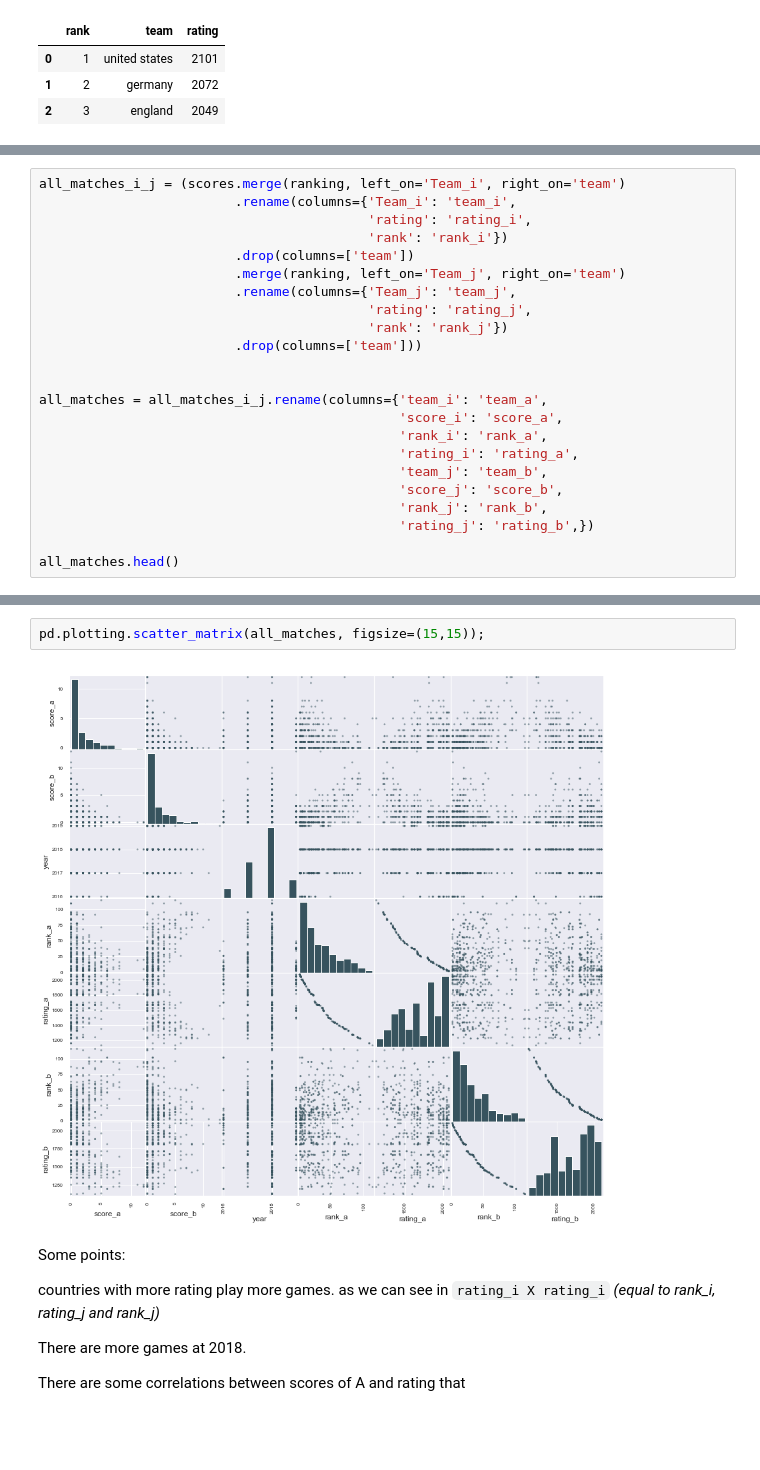
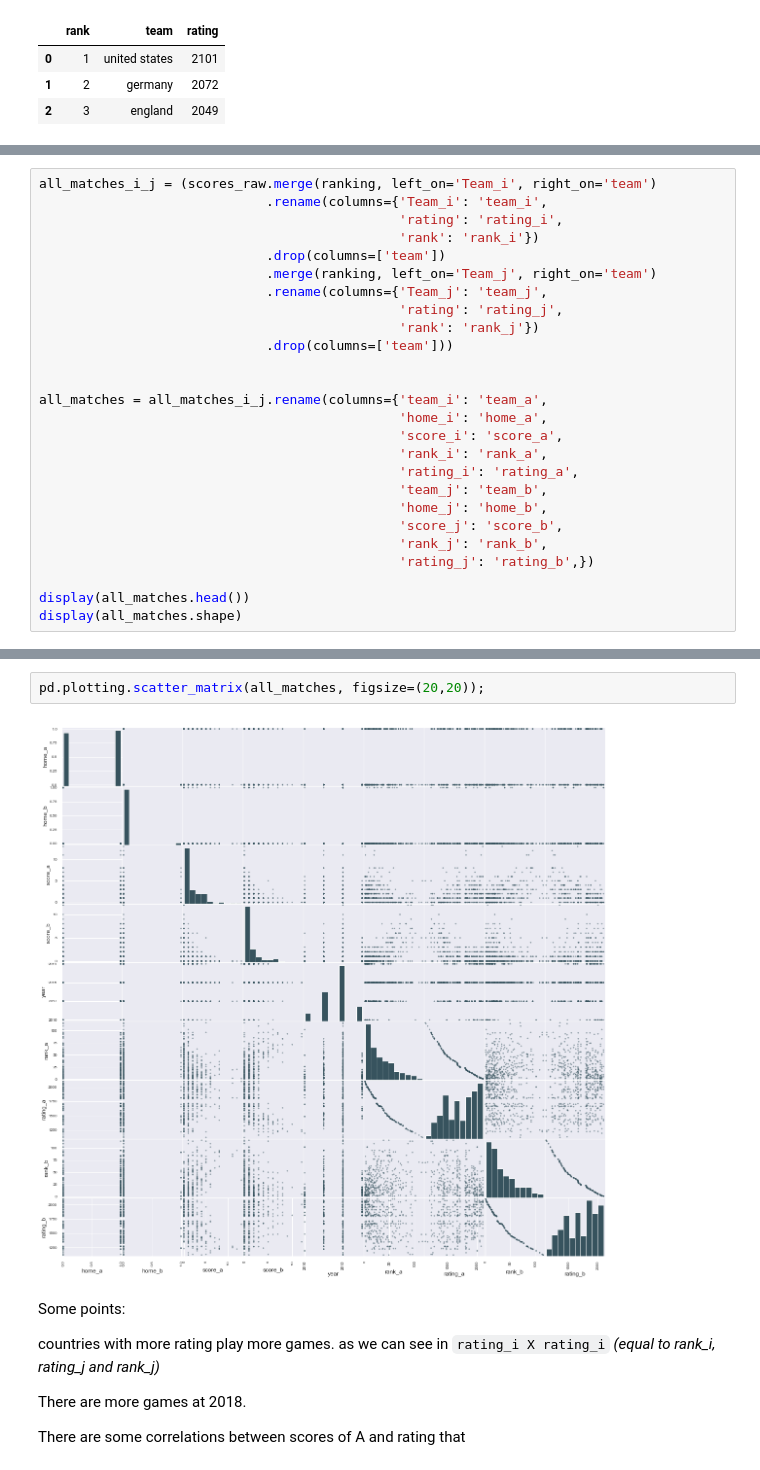
Before and after one commit to BAlmeidaS/women-world-cup-predictor, a Jupyter notebook: women_world_cup_predictor.ipynb, the cells around one changed output, grey strips where cells are left out. Cells and saved outputs as stored; diff of their text form; blank space fills up the shorter version.

```diff
--- a/women_world_cup_predictor.ipynb
+++ b/women_world_cup_predictor.ipynb
@@ -92,24 +103,27 @@ scores.head()
 # %%
-all_matches_i_j = (scores.merge(ranking, left_on='Team_i', right_on='team')
-                         .rename(columns={'Team_i': 'team_i',
-                                          'rating': 'rating_i',
-                                          'rank': 'rank_i'})
-                         .drop(columns=['team'])
-                         .merge(ranking, left_on='Team_j', right_on='team')
-                         .rename(columns={'Team_j': 'team_j',
-                                          'rating': 'rating_j',
-                                          'rank': 'rank_j'})
-                         .drop(columns=['team']))
+all_matches_i_j = (scores_raw.merge(ranking, left_on='Team_i', right_on='team')
+                             .rename(columns={'Team_i': 'team_i',
+                                              'rating': 'rating_i',
+                                              'rank': 'rank_i'})
+                             .drop(columns=['team'])
+                             .merge(ranking, left_on='Team_j', right_on='team')
+                             .rename(columns={'Team_j': 'team_j',
+                                              'rating': 'rating_j',
+                                              'rank': 'rank_j'})
+                             .drop(columns=['team']))
 
 
 all_matches = all_matches_i_j.rename(columns={'team_i': 'team_a',
+                                              'home_i': 'home_a',
                                               'score_i': 'score_a',
                                               'rank_i': 'rank_a',
                                               'rating_i': 'rating_a',
                                               'team_j': 'team_b',
+                                              'home_j': 'home_b',
                                               'score_j': 'score_b',
                                               'rank_j': 'rank_b',
                                               'rating_j': 'rating_b',})
 
-all_matches.head()
+display(all_matches.head())
+display(all_matches.shape)
 # %% [output]
@@ -122,7 +154,7 @@ all_matches.head()
 # %%
-pd.plotting.scatter_matrix(all_matches, figsize=(15,15));
+pd.plotting.scatter_matrix(all_matches, figsize=(20,20));
 # %% [output]
-[figure, old version]
+[figure, new version]
 # %% [markdown]
 Some points:
 
```
Also changed, not shown: parts of 23 cells of this notebook.
